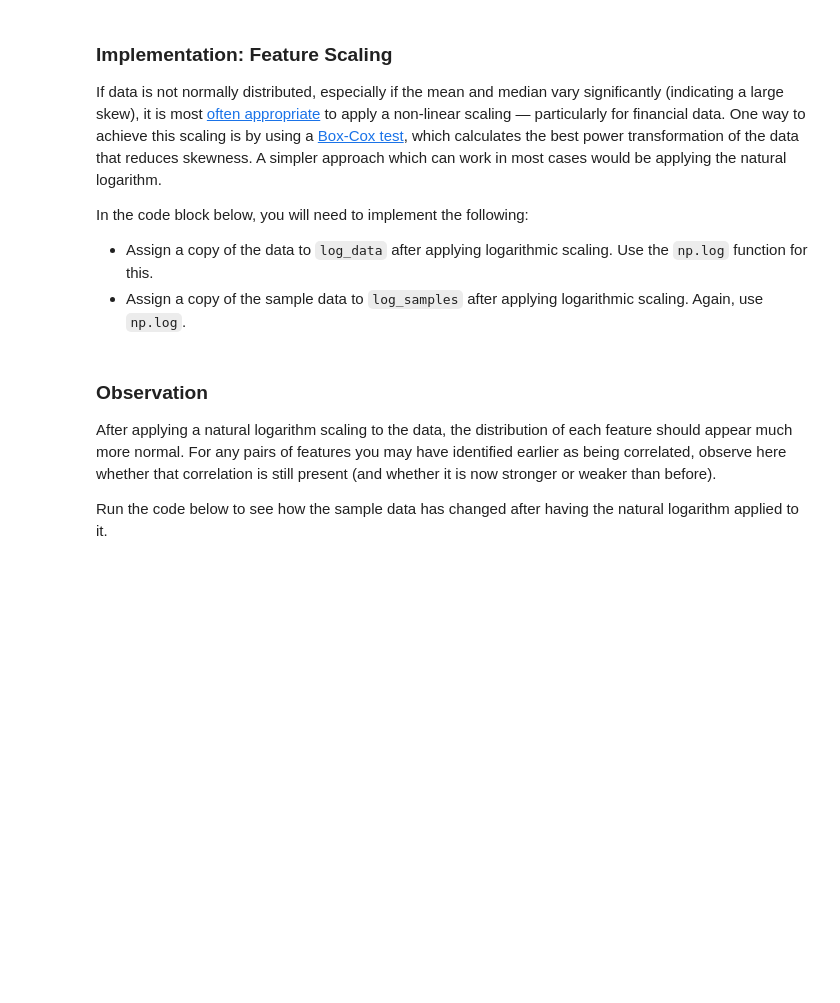
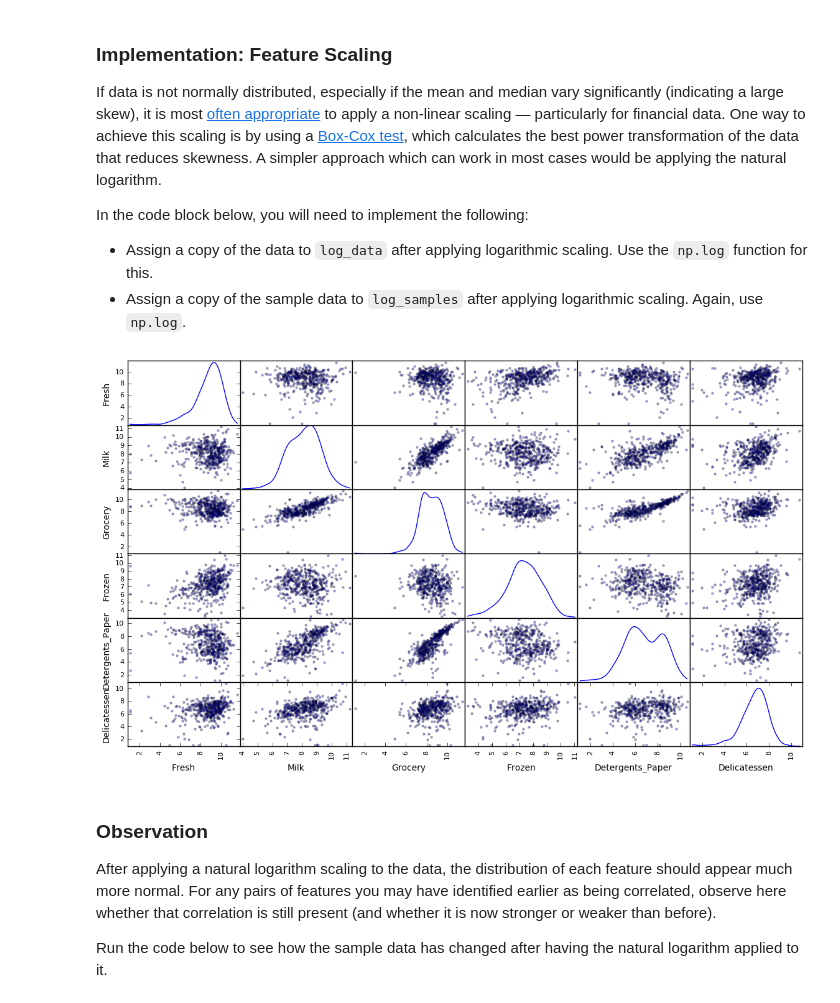
Before and after one commit to jk12559/machine-learning, a Jupyter notebook: projects/customer_segments/customer_segments.ipynb, the cells around one changed output. Cells and saved outputs as stored; diff of their text form; code cells hidden in the pictures; blank space fills up the shorter version.

```diff
--- a/projects/customer_segments/customer_segments.ipynb
+++ b/projects/customer_segments/customer_segments.ipynb
@@ -50,7 +60,7 @@ display(data.describe())
 To get a better understanding of the customers and how their data will transform through the analysis, it would be best to select a few sample data points and explore them in more detail. In the code block below, add **three** indices of your choice to the `indices` list which will represent the customers to track. It is suggested to try different sets of samples until you obtain customers that vary significantly from one another.
 # %%
 # TODO: Select three indices of your choice you wish to sample from the dataset
-indices = []
+indices = [50,175,400]
 
 # Create a DataFrame of the chosen samples
 samples = pd.DataFrame(data.loc[indices], columns = data.keys()).reset_index(drop = True)
@@ -115,13 +175,15 @@ In the code block below, you will need to implement the following:
  - Assign a copy of the sample data to `log_samples` after applying logarithmic scaling. Again, use `np.log`.
 # %%
 # TODO: Scale the data using the natural logarithm
-log_data = None
+log_data = np.log(data)
 
 # TODO: Scale the sample data using the natural logarithm
-log_samples = None
+log_samples = np.log(samples)
 
 # Produce a scatter matrix for each pair of newly-transformed features
 pd.scatter_matrix(log_data, alpha = 0.3, figsize = (14,8), diagonal = 'kde');
+# %% [output]
+[figure, added]
 # %% [markdown]
 ### Observation
 After applying a natural logarithm scaling to the data, the distribution of each feature should appear much more normal. For any pairs of features you may have identified earlier as being correlated, observe here whether that correlation is still present (and whether it is now stronger or weaker than before).
```
Also changed, not shown: parts of 16 cells of this notebook.
